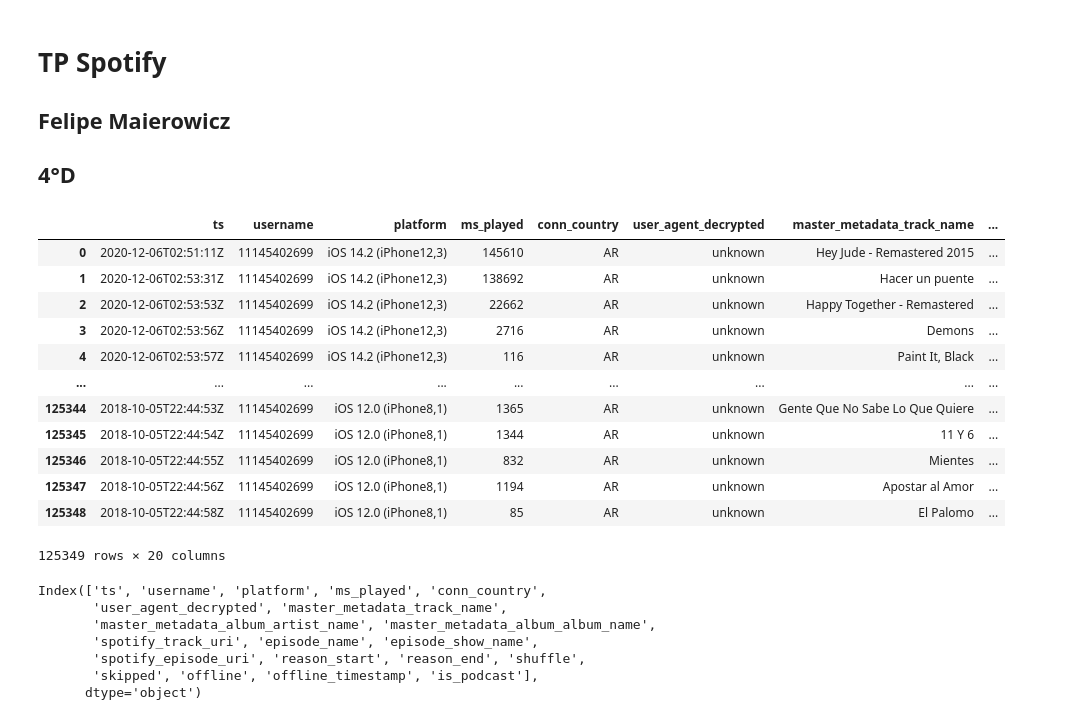
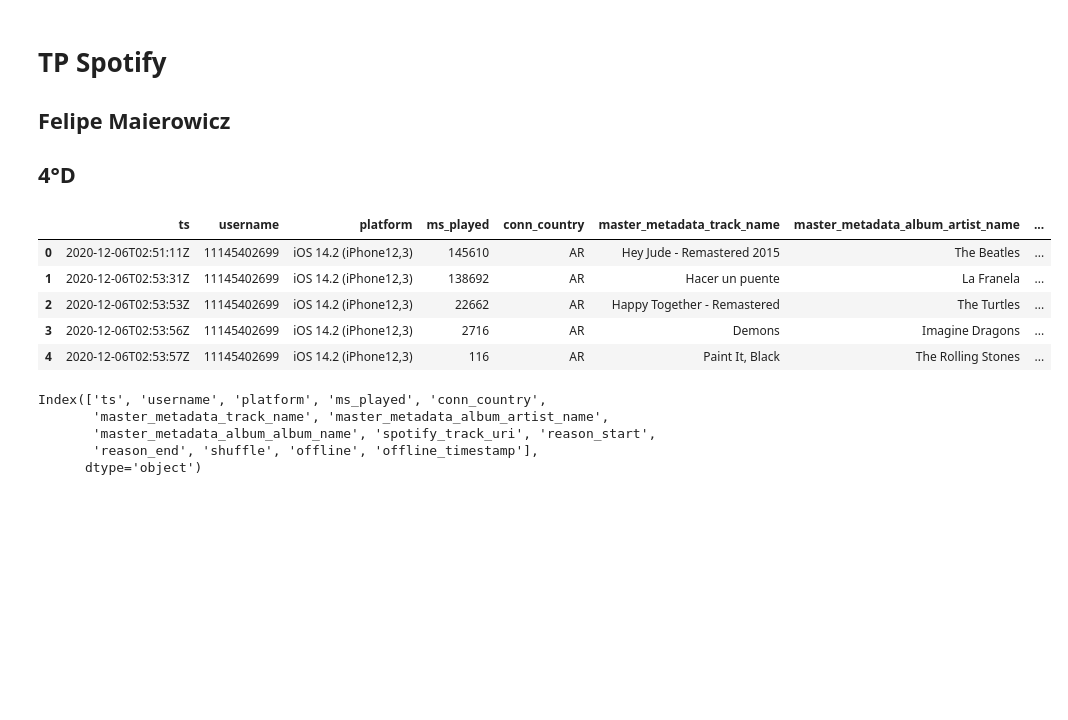
Before and after one commit to Skuerjuan/spotify_chona, a Jupyter notebook: main.ipynb, the cells around one changed output. Drawn from its saved outputs; the diff is of its cells as text; code cells hidden in the pictures; blank space fills up the shorter version.

```diff
--- a/main.ipynb
+++ b/main.ipynb
@@ -26,39 +26,34 @@ import matplotlib.pyplot as plt
 # %%
 archivo = "https://raw.githubusercontent.com/IgnacioPardo/Tecnologias_Exponenciales_2025/refs/heads/main/StreamingHistory_Extended.csv"
 
 dataset = pd.read_csv(archivo)
-dataset
+filtro = dataset["is_podcast"] == False
+dataset = dataset[filtro] # Borrando los podcasts
+dataset.drop(["user_agent_decrypted", "episode_name", "episode_show_name", "spotify_episode_uri", "skipped", "is_podcast"], axis="columns", inplace=True)
+# Borrando las columnas relacionadas a los podcasts y skipped se puede sacar de "reason_end"
+dataset.head()
 # %% [output]
-|  | ts | username | platform | ms_played | conn_country | user_agent_decrypted | master_metadata_track_name | ... |
-| 0 | 2020-12-06T02:51:11Z | 11145402699 | iOS 14.2 (iPhone12,3) | 145610 | AR | unknown | Hey Jude - Remastered 2015 | ... |
-| 1 | 2020-12-06T02:53:31Z | 11145402699 | iOS 14.2 (iPhone12,3) | 138692 | AR | unknown | Hacer un puente | ... |
-| 2 | 2020-12-06T02:53:53Z | 11145402699 | iOS 14.2 (iPhone12,3) | 22662 | AR | unknown | Happy Together - Remastered | ... |
-| 3 | 2020-12-06T02:53:56Z | 11145402699 | iOS 14.2 (iPhone12,3) | 2716 | AR | unknown | Demons | ... |
-| 4 | 2020-12-06T02:53:57Z | 11145402699 | iOS 14.2 (iPhone12,3) | 116 | AR | unknown | Paint It, Black | ... |
-| ... | ... | ... | ... | ... | ... | ... | ... | ... |
-| 125344 | 2018-10-05T22:44:53Z | 11145402699 | iOS 12.0 (iPhone8,1) | 1365 | AR | unknown | Gente Que No Sabe Lo Que Quiere | ... |
-| 125345 | 2018-10-05T22:44:54Z | 11145402699 | iOS 12.0 (iPhone8,1) | 1344 | AR | unknown | 11 Y 6 | ... |
-| 125346 | 2018-10-05T22:44:55Z | 11145402699 | iOS 12.0 (iPhone8,1) | 832 | AR | unknown | Mientes | ... |
-| 125347 | 2018-10-05T22:44:56Z | 11145402699 | iOS 12.0 (iPhone8,1) | 1194 | AR | unknown | Apostar al Amor | ... |
-| 125348 | 2018-10-05T22:44:58Z | 11145402699 | iOS 12.0 (iPhone8,1) | 85 | AR | unknown | El Palomo | ... |
+|  | ts | username | platform | ms_played | conn_country | master_metadata_track_name | master_metadata_album_artist_name | ... |
+| 0 | 2020-12-06T02:51:11Z | 11145402699 | iOS 14.2 (iPhone12,3) | 145610 | AR | Hey Jude - Remastered 2015 | The Beatles | ... |
+| 1 | 2020-12-06T02:53:31Z | 11145402699 | iOS 14.2 (iPhone12,3) | 138692 | AR | Hacer un puente | La Franela | ... |
+| 2 | 2020-12-06T02:53:53Z | 11145402699 | iOS 14.2 (iPhone12,3) | 22662 | AR | Happy Together - Remastered | The Turtles | ... |
+| 3 | 2020-12-06T02:53:56Z | 11145402699 | iOS 14.2 (iPhone12,3) | 2716 | AR | Demons | Imagine Dragons | ... |
+| 4 | 2020-12-06T02:53:57Z | 11145402699 | iOS 14.2 (iPhone12,3) | 116 | AR | Paint It, Black | The Rolling Stones | ... |
-125349 rows × 20 columns
 # %%
 '''
--todas las de episode dependen del booleano is_podcast
--shuffle, skipped, reason_start, reason_end u offline dependen del
+---Análisis de las Columnas:
+-shuffle, reason_start, reason_end u offline dependen del
 comportamiento del usuario (ms_played depende de la duración de la canción
-y de si skippeó o la escuchó entera)
+y de si skippeó o la escuchó entera, que se puede sacar de reason_end)
 -columnas de master + spotify_track_uri dependen de la canción y el autor
--ts, offline_timestamp dependen de la fecha y hora de la acción
+-ts, offline_timestamp dependen de la fecha y hora de la escucha
 -username, platform, conn_country y user_agent dependen
 del usuario y el dispositivo
 '''
 dataset.columns
 # %% [output]
 Index(['ts', 'username', 'platform', 'ms_played', 'conn_country',
-       'user_agent_decrypted', 'master_metadata_track_name',
-       'master_metadata_album_artist_name', 'master_metadata_album_album_name',
-       'spotify_track_uri', 'episode_name', 'episode_show_name',
-       'spotify_episode_uri', 'reason_start', 'reason_end', 'shuffle',
-       'skipped', 'offline', 'offline_timestamp', 'is_podcast'],
+       'master_metadata_track_name', 'master_metadata_album_artist_name',
+       'master_metadata_album_album_name', 'spotify_track_uri', 'reason_start',
+       'reason_end', 'shuffle', 'offline', 'offline_timestamp'],
       dtype='object')
```
Also changed, not shown: parts of 5 cells of this notebook.
